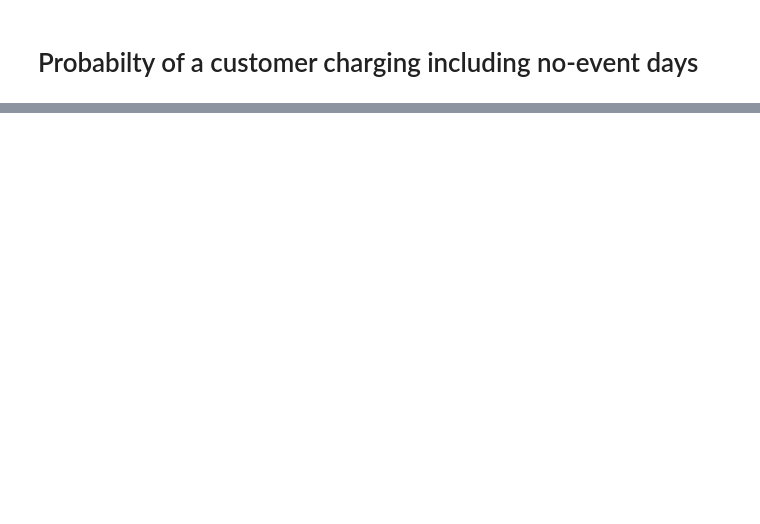
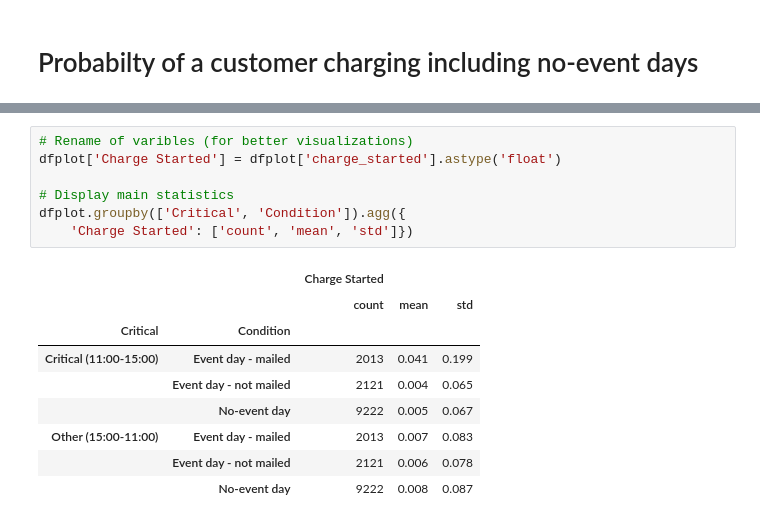
Before and after one commit to robertour/greencars_public, a Jupyter notebook: 20. Figure 2 and 3 - Bar plots.ipynb, the cells around one changed output, grey strips where cells are left out. Drawn from its saved outputs; the diff is of its cells as text; blank space fills up the shorter version.

```diff
--- a/20. Figure 2 and 3 - Bar plots.ipynb
+++ b/20. Figure 2 and 3 - Bar plots.ipynb
@@ -101,0 +155,17 @@ plt.tight_layout()
+# %%
+# Rename of varibles (for better visualizations)
+dfplot['Charge Started'] = dfplot['charge_started'].astype('float')
+
+# Display main statistics
+dfplot.groupby(['Critical', 'Condition']).agg({
+    'Charge Started': ['count', 'mean', 'std']})
+# %% [output]
+|  |  | Charge Started |  |  |
+|  |  | count | mean | std |
+| Critical | Condition |  |  |  |
+| Critical (11:00-15:00) | Event day - mailed | 2013 | 0.041 | 0.199 |
+|  | Event day - not mailed | 2121 | 0.004 | 0.065 |
+|  | No-event day | 9222 | 0.005 | 0.067 |
+| Other (15:00-11:00) | Event day - mailed | 2013 | 0.007 | 0.083 |
+|  | Event day - not mailed | 2121 | 0.006 | 0.078 |
+|  | No-event day | 9222 | 0.008 | 0.087 |
```
Also changed, not shown: parts of 4 cells of this notebook, 3 other files.
